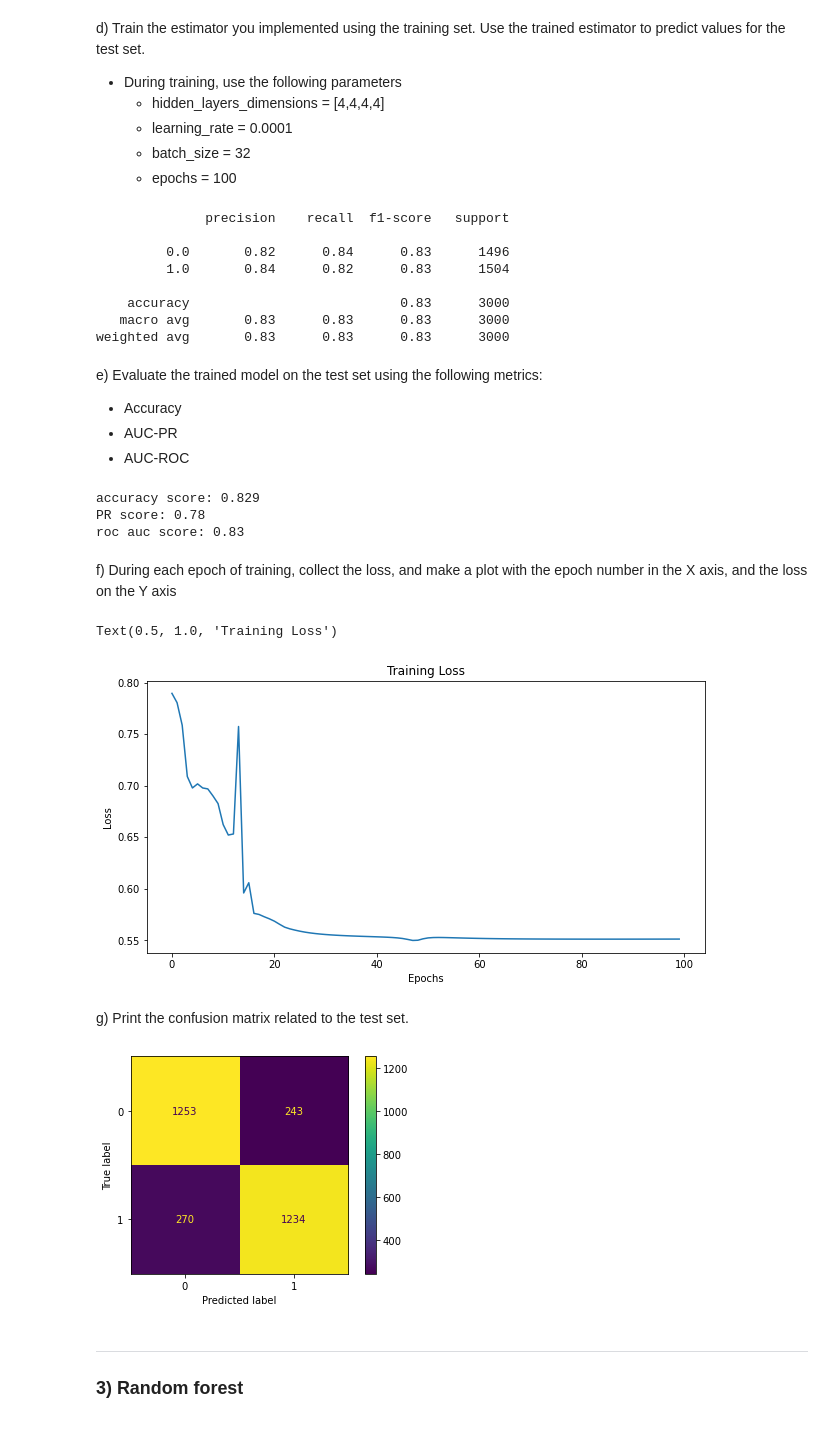
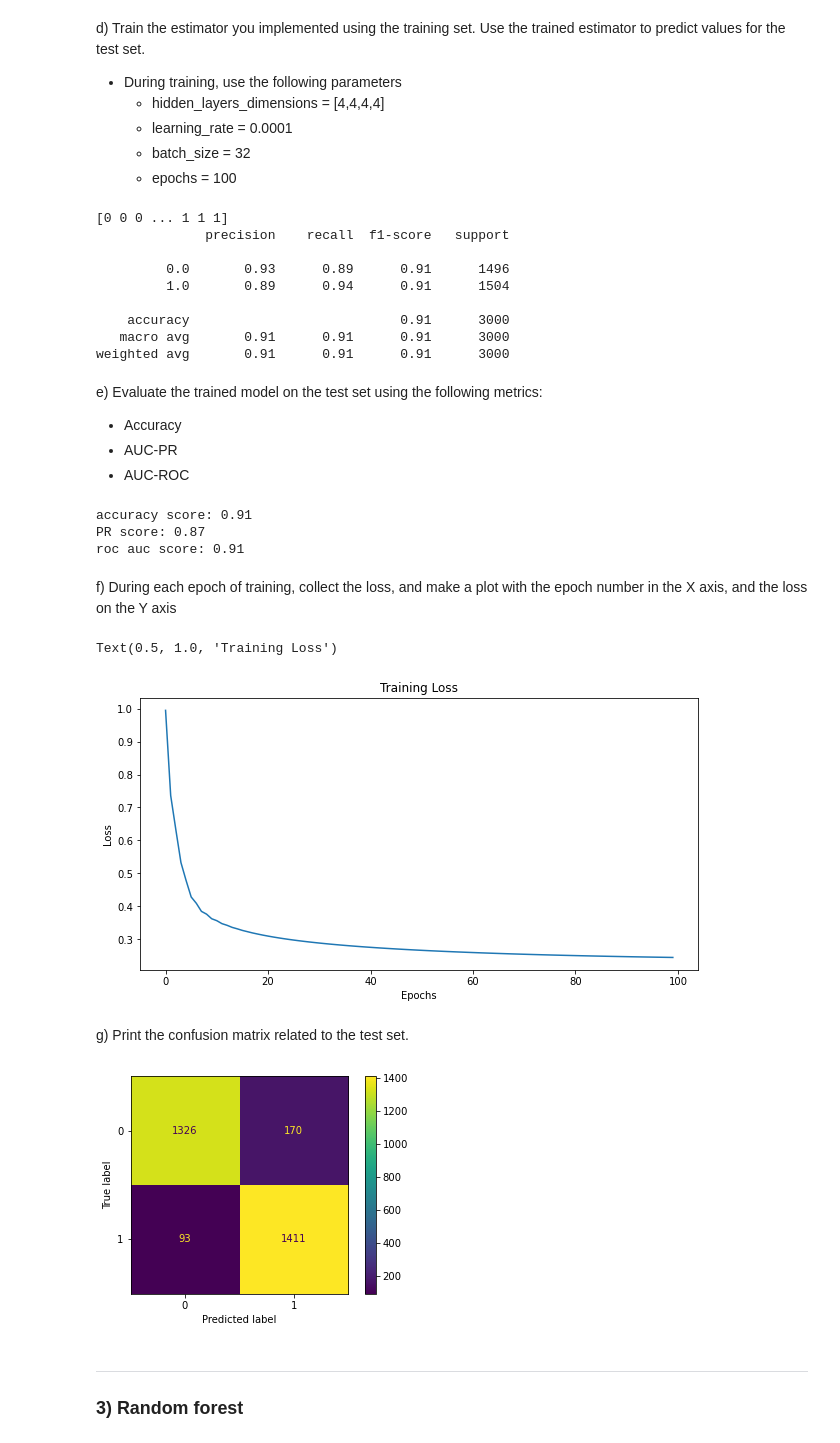
Before and after one commit to GustavoSanches55/NeuralNetAndOthers, a Jupyter notebook: src/506454.ipynb, the cells around one changed output. Drawn from its saved outputs; the diff is of its cells as text; code cells hidden in the pictures.

```diff
--- a/src/506454.ipynb
+++ b/src/506454.ipynb
@@ -283,13 +295,14 @@ class NeuralNetClass(BaseEstimator, ClassifierMixin):
         self.batch_size = batch_size
         self.epochs = epochs
         self.training_losses = np.zeros(self.epochs)
-        self.rng = np.random.default_rng(0)
+        self.rng = np.random.default_rng(3)
 
     def _sigmoid(self, Z):
         return 1.0 / (1.0 + np.exp(-Z))
 
     def _sigmoid_derivative(self, Z):
-        return self._sigmoid(Z) * (1.0 - self._sigmoid(Z))
+        x = self._sigmoid(Z)
+        return x * (1.0 - x)
 
     def cost_function(self, y, y_hat):
         return -np.mean(y * np.log(y_hat) + (1 - y) * np.log(1 - y_hat))
@@ -302,16 +315,15 @@ class NeuralNetClass(BaseEstimator, ClassifierMixin):
         self.A = []
 
         for i in range(self.size_of_hidden):
-            self.Z.append(np.dot(X, self._W[i]))
+            self.Z.append((X @ self._W[i]))
             self.A.append(self._sigmoid(self.Z[i]))
             self.A[i] = np.c_[np.ones((self.A[i].shape[0],1)), self.A[i]]
             X = self.A[i]
 
-        self.Z.append(np.dot(self.A[-1], self._W[-1]))
+        self.Z.append((self.A[-1] @ self._W[-1]))
         self.A.append(self._sigmoid(self.Z[-1]))
 
         return self.A[-1]
-
 
     def _backward_propagation(self, X, y):
         dA = []
@@ -336,8 +348,8 @@ class NeuralNetClass(BaseEstimator, ClassifierMixin):
         return dW
 
     def _weight_update(self, dW, curr_batch_size):
-        for i in range(self.size_of_hidden):
-            self._W[i] -= (dW[i])
+        for i in range(len(self._W)):
+            self._W[i] -= (self.learning_rate * dW[i])
 
     def fit(self, X, y):
         m, n = X.shape
@@ -387,39 +399,40 @@ to predict values for the test set.
 # %%
 from sklearn.metrics import classification_report
 
-model = NeuralNetClass(hidden_layer_dimensions=[4, 4, 4, 4], learning_rate=0.0001, batch_size=32, epochs=100)
-model.fit(X_train_2, y_train_2)
+model2 = NeuralNetClass(hidden_layer_dimensions=[100, 100, 100, 100, 100], learning_rate=0.0001, batch_size=1000, epochs=100)
+model2.fit(X_train_2, y_train_2)
 
-y_pred_2 = model.predict(X_test_2)
+y_pred_2 = model2.predict(X_test_2)
+print(y_pred_2)
 print(classification_report(y_test_2, y_pred_2))
 # %% [output]
+[0 0 0 ... 1 1 1]
               precision    recall  f1-score   support
 
-         0.0       0.82      0.84      0.83      1496
-         1.0       0.84      0.82      0.83      1504
+         0.0       0.93      0.89      0.91      1496
+         1.0       0.89      0.94      0.91      1504
 
-    accuracy                           0.83      3000
-   macro avg       0.83      0.83      0.83      3000
-weighted avg       0.83      0.83      0.83      3000
+    accuracy                           0.91      3000
+   macro avg       0.91      0.91      0.91      3000
+weighted avg       0.91      0.91      0.91      3000
 # %% [markdown]
 e) Evaluate the trained model on the test set using the following metrics:
 - Accuracy
 - AUC-PR
 - AUC-ROC
 # %%
-from sklearn.metrics import accuracy_score, roc_curve, auc, roc_auc_score, average_precision_score
+from sklearn.metrics import accuracy_score, roc_auc_score, average_precision_score
 acc_score = accuracy_score(y_test_2, y_pred_2)
-fpr, tpr, thresholds = roc_curve(y_test_2, y_pred_2, pos_label=1)
 avr_pr_score = average_precision_score(y_test_2, y_pred_2)
 roc_score = roc_auc_score(y_test_2, y_pred_2)
 
-print(f"accuracy score: {acc_score}")
+print(f"accuracy score: {acc_score:.2}")
 print(f"PR score: {avr_pr_score:.2}")
 print(f"roc auc score: {roc_score:.2}")
 # %% [output]
-accuracy score: 0.829
-PR score: 0.78
-roc auc score: 0.83
+accuracy score: 0.91
+PR score: 0.87
+roc auc score: 0.91
 # %% [markdown]
 f) During each epoch of training, collect the loss, and make a plot with the epoch number
 in the X axis, and the loss on the Y axis
@@ -428,25 +441,25 @@ import matplotlib.pyplot as plt
 
 fig, ax = plt.subplots(figsize=(10,5))
 
-ax.plot(model.training_losses)
+ax.plot(model2.training_losses)
 ax.set_xlabel("Epochs")
 ax.set_ylabel("Loss")
 ax.set_title("Training Loss")
 # %% [output]
 Text(0.5, 1.0, 'Training Loss')
-[figure, old version]
+[figure, new version]
 # %% [markdown]
 g) Print the confusion matrix related to the test set.
 # %%
 from sklearn.metrics import confusion_matrix, ConfusionMatrixDisplay
 
 cm = confusion_matrix(y_test_2, y_pred_2)
 disp = ConfusionMatrixDisplay(confusion_matrix=cm)
-disp.plot()
+disp.plot(cmap="viridis")
 
 plt.show()
 # %% [output]
-[figure, old version]
+[figure, new version]
 # %% [markdown]
 <hr>
 
```
Also changed, not shown: parts of 23 cells of this notebook.
